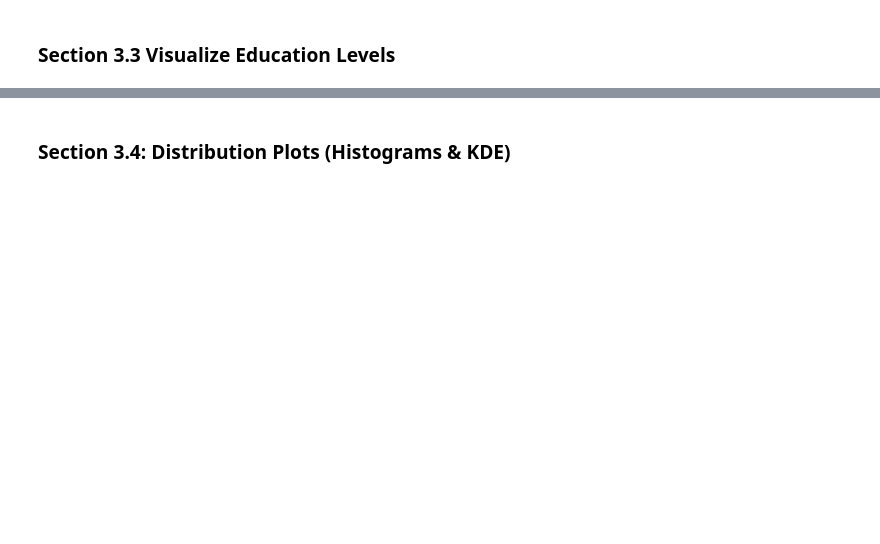
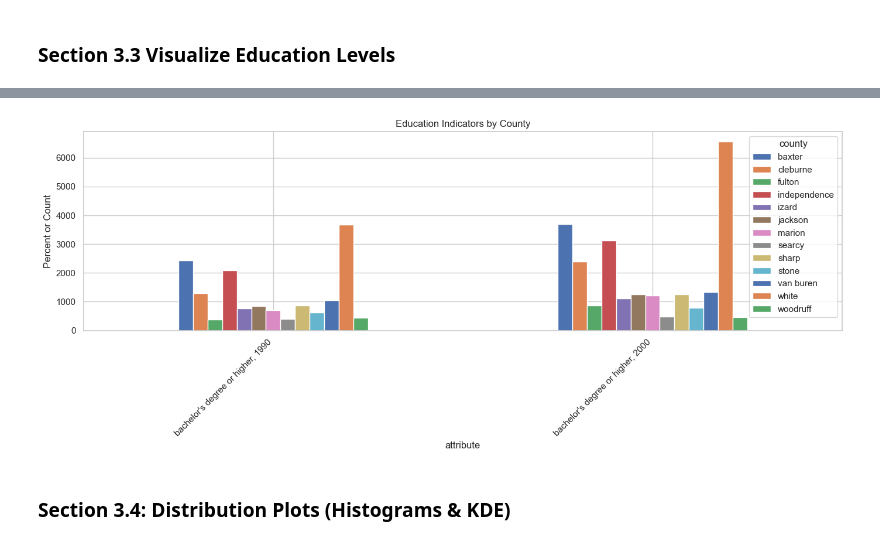
Before and after one commit to JBtallgrass/Ballard-Capstone-proj, a Jupyter notebook: capstone_analytics.ipynb, the cells around one changed output, grey strips where cells are left out. Cells and saved outputs as stored; diff of their text form; code cells hidden in the pictures; blank space fills up the shorter version.

Commit message:
EDA in progress- images added

```diff
--- a/capstone_analytics.ipynb
+++ b/capstone_analytics.ipynb
@@ -121,7 +120,7 @@ logging.info("🧠 Utility functions from utils.py loaded successfully.")
 # %% [markdown]
 ## Section 2B: Load and process national datasets
 # %%
-# ✅ Section 2B: Load and process national datasets
+# Section 2B: Load and process national datasets
 
 complete_dir = data_dir / "complete_sets"
 complete_files = {
@@ -133,28 +132,28 @@ complete_files = {
 
 state_lookup = None
 
-# 👇 Choose your analysis year here
-selected_year = '2022'
+# Choose your analysis year here
+selected_year = '2023'
 
 for key, filename in complete_files.items():
     path = complete_dir / filename
     try:
-        # ✅ Load and standardize
+        # Load and standardize
         df = pd.read_csv(path, encoding='cp1252')
         df = standardize_column_names(df)
         df = filter_to_county_level(df)
         df.rename(columns={'area_name': 'county', 'fips_code': 'fips', 'fipstxt': 'fips'}, inplace=True)
         df['county'] = df['county'].str.strip().str.lower()
 
-        # ✅ Extract year from attribute
+        # Extract year from attribute
         if 'attribute' in df.columns:
             df = clean_and_extract_year(df)
 
-            # ✅ Only filter datasets where year tagging applies
+            # Only filter datasets where year tagging applies
             if key in ['pop', 'poverty', 'unemp']:
                 df = df[df['attribute_year'] == selected_year]
 
-        # ✅ Save state info once from education
+        # Save state info once from education
         if key == 'edu':
             state_lookup = df[['county', 'state']].drop_duplicates().copy()
             state_lookup['county'] = state_lookup['county'].str.lower().str.strip()
@@ -162,8 +161,8 @@ for key, filename in complete_files.items():
 
         log_duplicate_attributes(df, key)
         complete_data[key] = df
-        logging.info(f"✅ Loaded and processed {filename} with year filter: {selected_year if key != 'edu' else 'N/A'}")
+        logging.info(f" Loaded and processed {filename} with year filter: {selected_year if key != 'edu' else 'N/A'}")
 
     except Exception as e:
-        logging.error(f"❌ Failed to load {filename}: {e}")
+        logging.error(f" Failed to load {filename}: {e}")
 # %% [output]
@@ -337,6 +417,8 @@ print(df_nca.columns.tolist())
 # %% [markdown]
 ### Section 3.3 Visualize Education Levels
 # %%
+education_cols = used_columns['education'][:2]  # Bachelor's + High School
+
 # Education distribution across counties
 title = "Education Indicators by County"
 df[education_cols].T.plot(kind='bar', figsize=(14, 6), title=title)
@@ -350,3 +432,4 @@ plt.savefig(image_dir / f"{filename}.png", dpi=300, bbox_inches='tight')
 logging.info(f" Saved: {filename}.png")
 
 plt.show()
+# %% [output]
@@ -352,0 +437 @@ plt.show()
+[figure, added]
```
Also changed, not shown: parts of 14 cells of this notebook, 22 other files.
